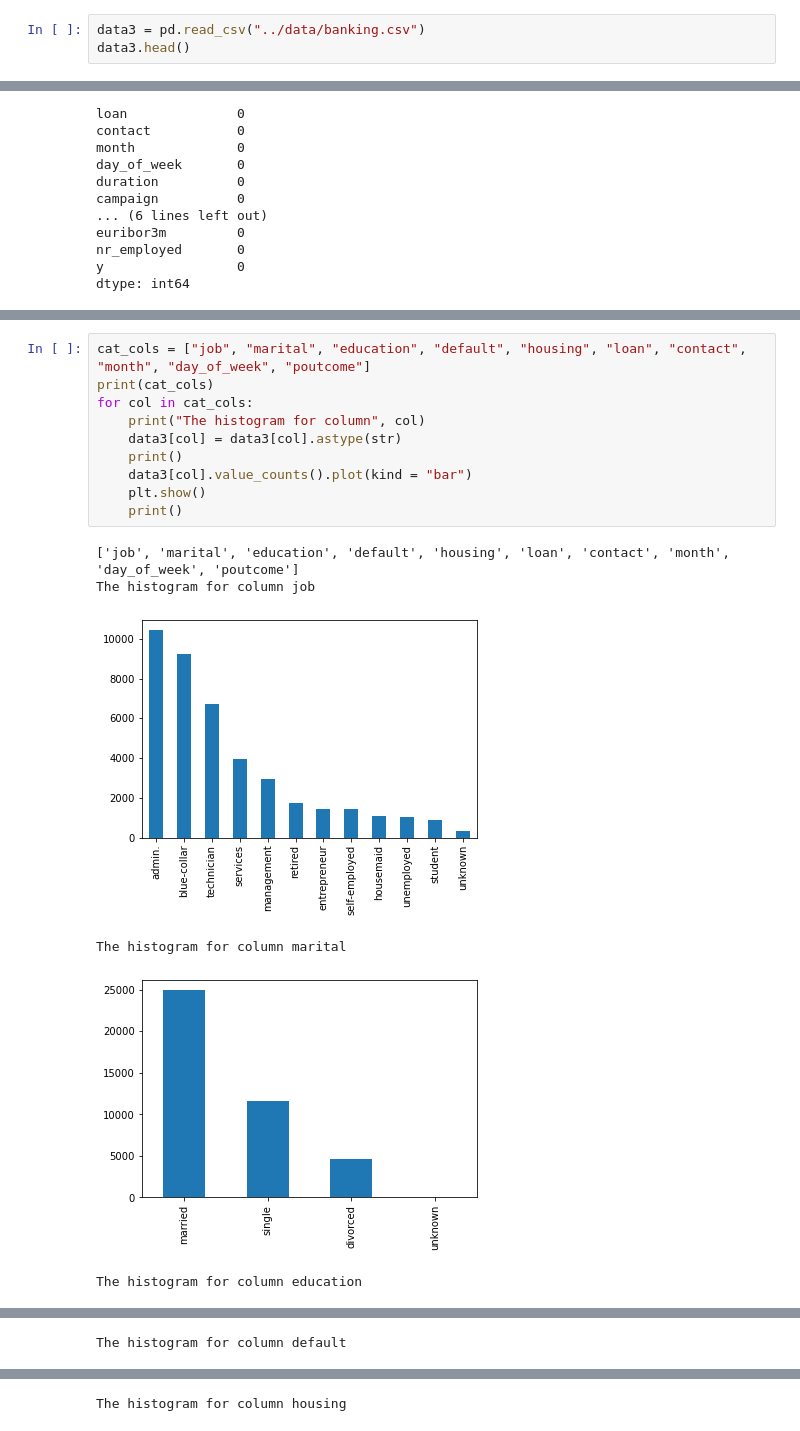
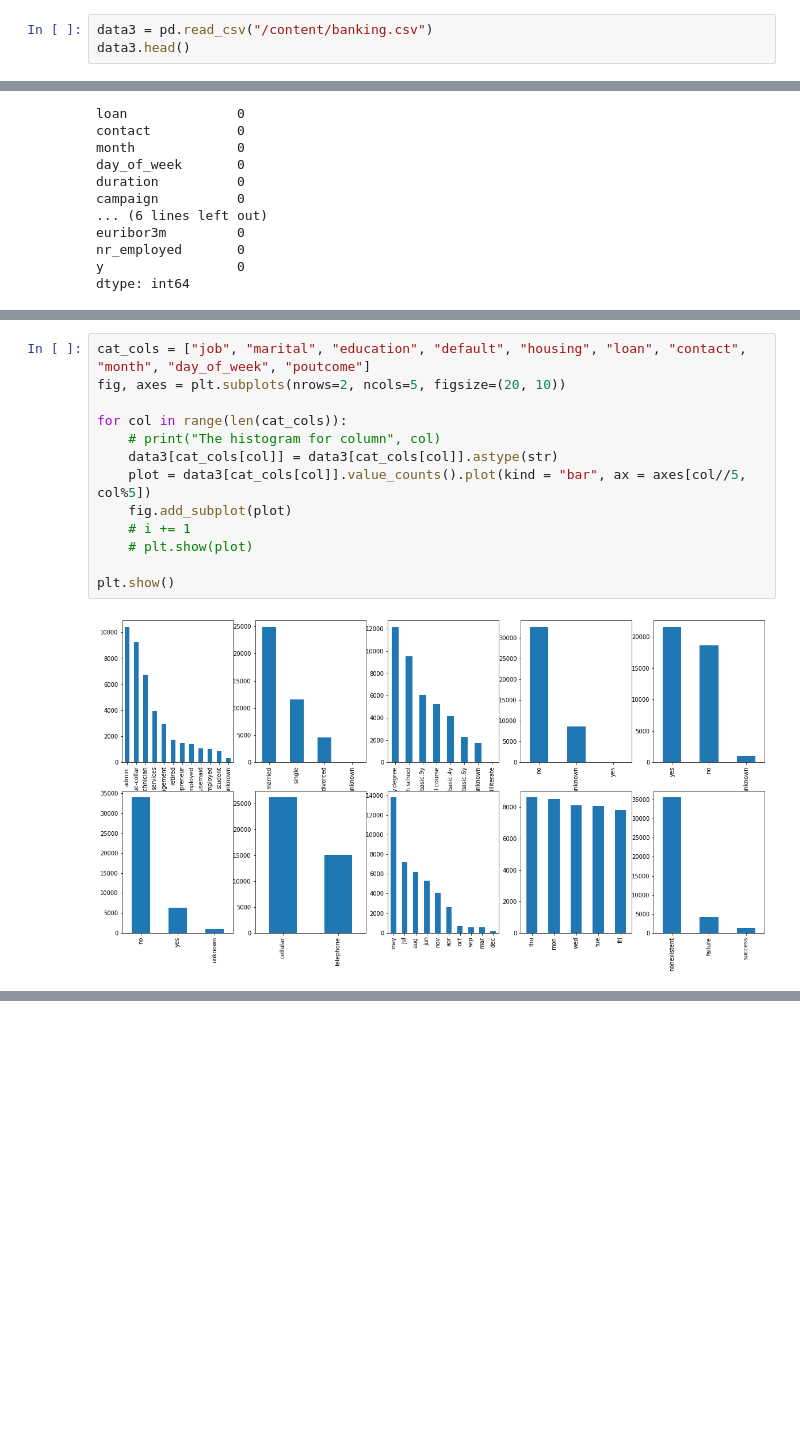
Before and after one commit to avgupt/DMG-Assignments, a Jupyter notebook: Assignment-1/code/dataset3.ipynb, the cells around one changed output, grey strips where cells are left out. Drawn from its saved outputs; the diff is of its cells as text; blank space fills up the shorter version.

```diff
--- a/Assignment-1/code/dataset3.ipynb
+++ b/Assignment-1/code/dataset3.ipynb
@@ -3,7 +3,7 @@ import numpy as np
 import matplotlib.pyplot as plt
 import pandas as pd
 # %%
-data3 = pd.read_csv("../data/banking.csv")
+data3 = pd.read_csv("/content/banking.csv")
 data3.head()
 # %% [output]
 |  | age | job | marital | education | default | housing | loan | contact | month | day_of_week | ... |
@@ -57,17 +60,15 @@ array([[<AxesSubplot:title={'center':'age'}>,
 # %%
 cat_cols = ["job", "marital", "education", "default", "housing", "loan", "contact", "month", "day_of_week", "poutcome"]
-print(cat_cols)
-for col in cat_cols:
-    print("The histogram for column", col)
-    data3[col] = data3[col].astype(str)
-    print()
-    data3[col].value_counts().plot(kind = "bar")
-    plt.show()
-    print()
+fig, axes = plt.subplots(nrows=2, ncols=5, figsize=(20, 10))
+
+for col in range(len(cat_cols)):
+    # print("The histogram for column", col)
+    data3[cat_cols[col]] = data3[cat_cols[col]].astype(str)
+    plot = data3[cat_cols[col]].value_counts().plot(kind = "bar", ax = axes[col//5, col%5])
+    fig.add_subplot(plot)
+    # i += 1
+    # plt.show(plot)
+
+plt.show()
 # %% [output]
-['job', 'marital', 'education', 'default', 'housing', 'loan', 'contact', 'month', 'day_of_week', 'poutcome']
-The histogram for column job
-[figure, old version]
+[figure, new version]
-The histogram for column marital
-[figure, removed]
-The histogram for column education
@@ -75 +74,0 @@ The histogram for column education
-The histogram for column default
@@ -77 +74,0 @@ The histogram for column default
-The histogram for column housing
```
Also changed, not shown: parts of 14 cells of this notebook, 2 other files.
